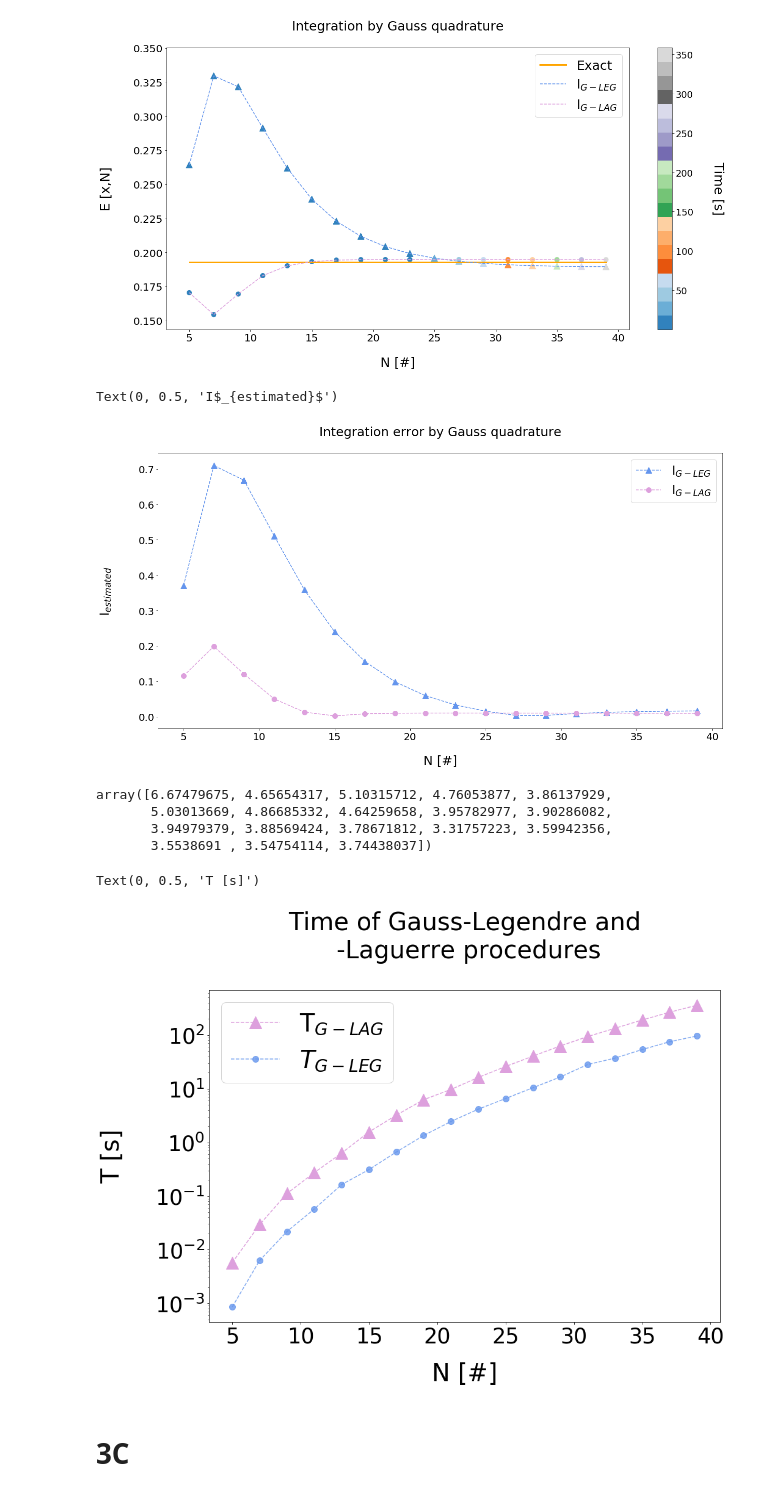
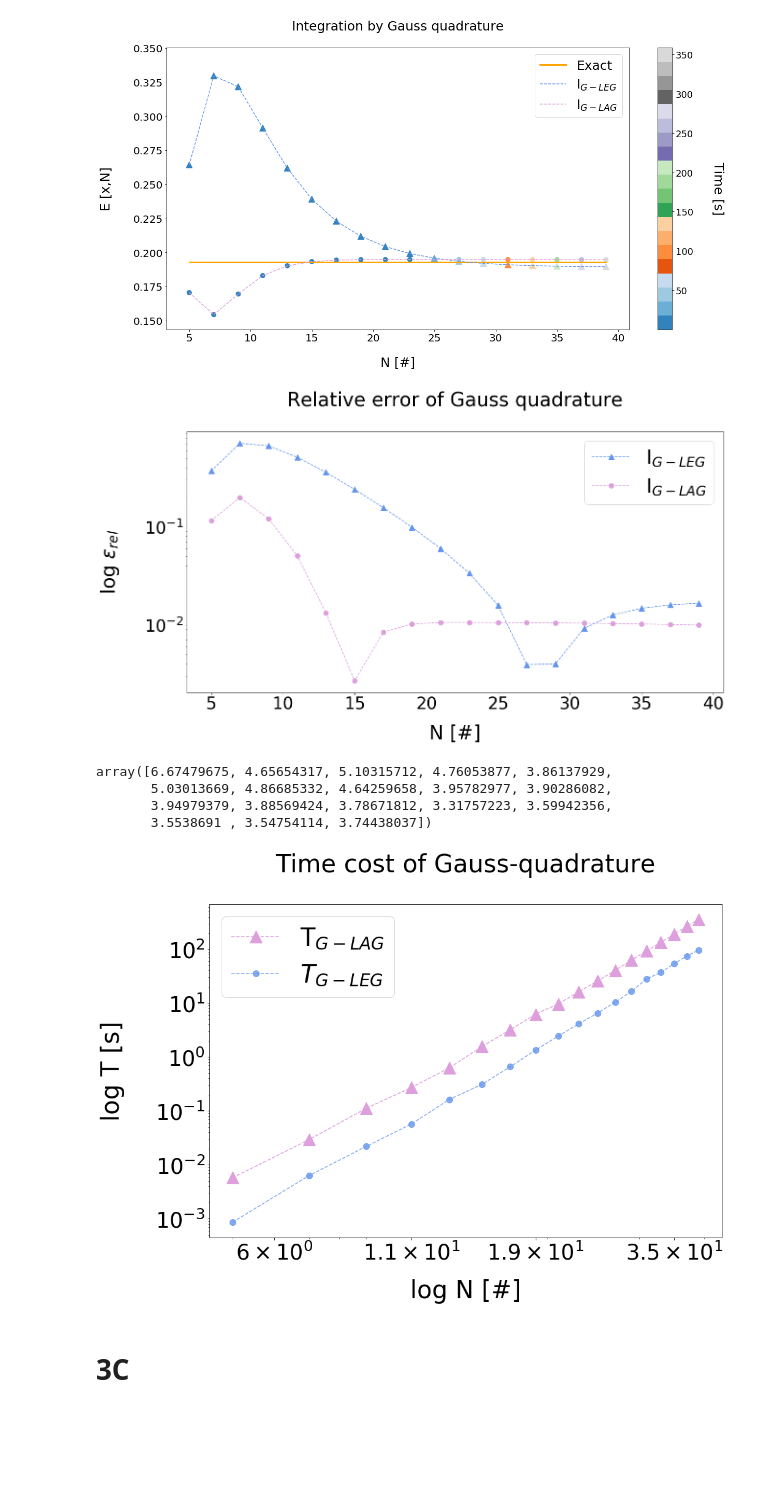
Before and after one commit to OlineRanum/FYS3150, a Jupyter notebook: Project_3/Py_Scripts/Results.ipynb, the cells around one changed output. Cells and saved outputs as stored; diff of their text form; code cells hidden in the pictures; blank space fills up the shorter version.

```diff
--- a/Project_3/Py_Scripts/Results.ipynb
+++ b/Project_3/Py_Scripts/Results.ipynb
@@ -187,25 +175,24 @@ plt.savefig('Gauss_lagleg_2.png', bbox_inches = 'tight')
 plt.figure(figsize = (20,10))
 
 
-plt.title('Integration error by Gauss quadrature\n',fontsize = fsize)
+plt.title('Relative error of Gauss quadrature\n',fontsize = fsize)
 plt.yticks(fontsize = fsize-5)
 plt.xticks(fontsize = fsize-5)
 
 
-plt.plot(N0, vals_leg_err, '--^', c = 'cornflowerblue', ms = 12)
-plt.plot(N0, vals_lag_err, '--.', c = 'plum', ms = 20)
+plt.semilogy(N0, vals_leg_err, '--^', c = 'cornflowerblue', ms = 12)
+plt.semilogy(N0, vals_lag_err, '--.', c = 'plum', ms = 20)
 
 
 
 plt.legend(['I$_{G-LEG}$', 'I$_{G-LAG}$'], fontsize = fsize)
 #plt.ylim([-5,250])
 plt.xlabel('N [#]',  fontsize = fsize, labelpad = 25)
-plt.ylabel('I$_{estimated}$', fontsize = fsize,  labelpad = 50)
+plt.ylabel('log $\epsilon_{rel}$', fontsize = fsize,  labelpad = 50)
 #plt.xlim([-2.2,2.2])
-#plt.savefig('Gauss_lagleg.png', bbox_inches = 'tight')
+plt.savefig('Gauss_lagleg_err.png', bbox_inches = 'tight')
 # %% [output]
-Text(0, 0.5, 'I$_{estimated}$')
-[figure, old version]
+[figure, new version]
 # %%
 time_lag/time_leg
 # %% [output]
@@ -216,27 +203,35 @@ array([6.67479675, 4.65654317, 5.10315712, 4.76053877, 3.86137929,
 # %%
 fsize = 40
 plt.figure(figsize = (15,10))
 
 
-plt.title('Time of Gauss-Legendre and\n -Laguerre procedures\n',fontsize = fsize)
-plt.yticks(fontsize = fsize-5)
-plt.xticks(fontsize = fsize-5)
 
 
-plt.semilogy(N0, time_lag, '--^', c = 'plum', ms = 20)
+plt.title('Time cost of Gauss-quadrature\n',fontsize = fsize)
+plt.yticks(fontsize = fsize-5)
 
-plt.semilogy(N0, time_leg, '--.', c = 'cornflowerblue', ms = 20, alpha = 0.8)
+plt.tick_params(
+    axis='x',          # changes apply to the x-axis
+    which='minor',      # both major and minor ticks are affected
+    bottom=True,      # ticks along the bottom edge are off
+    top=False,         # ticks along the top edge are off
+    labelbottom=False) # labels along the bottom edge are off
 
+
+
+plt.loglog(N0, time_lag, '--^', c = 'plum', ms = 20,)
+plt.loglog(N0, time_leg, '--.', c = 'cornflowerblue', ms = 20, alpha = 0.8)
+
+plt.xticks([6,11, 19, 35],fontsize = fsize-5)
 
 plt.legend(['T$_{G-LAG}$', '$T_{G-LEG}$'], fontsize = fsize)
 #plt.ylim([-5,250])
-plt.xlabel('N [#]',  fontsize = fsize, labelpad = 25)
-plt.ylabel('T [s]', fontsize = fsize,  labelpad = 50)
+plt.xlabel('log N [#]',  fontsize = fsize, labelpad = 25)
+plt.ylabel('log T [s]', fontsize = fsize,  labelpad = 50)
 #plt.xlim([-2.2,2.2])
-#plt.savefig('Gauss_time.png', bbox_inches = 'tight')
+plt.savefig('Gauss_time.png', bbox_inches = 'tight')
 # %% [output]
-Text(0, 0.5, 'T [s]')
-[figure, old version]
+[figure, new version]
 # %% [markdown]
 # 3C
 # %%
```
Also changed, not shown: parts of 8 cells of this notebook, 13 other files.
